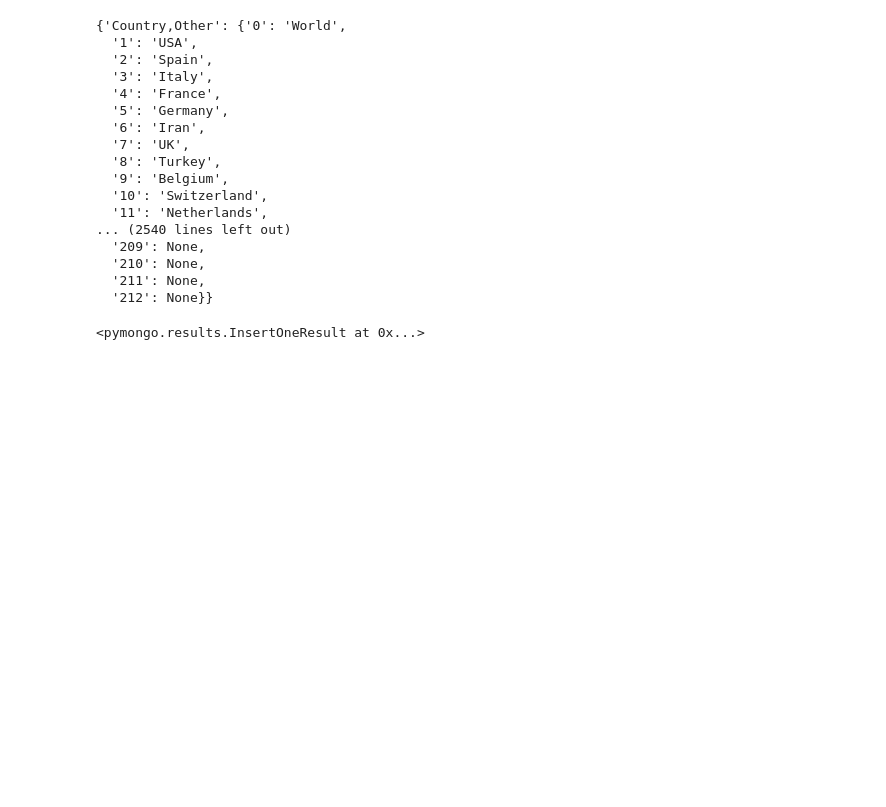
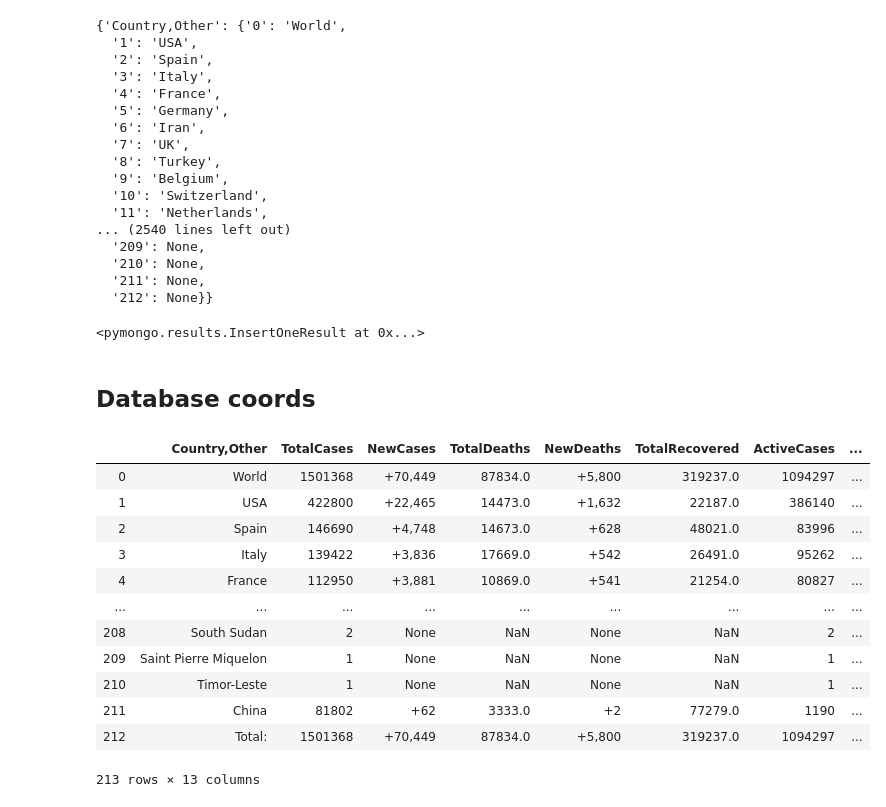
Before and after one commit to meppps/coronavirus-data, a Jupyter notebook: Scrape/ScrapingV3.ipynb, the cells around one changed output. Drawn from its saved outputs; the diff is of its cells as text; code cells hidden in the pictures; blank space fills up the shorter version.

Commit message:
coords in db

```diff
--- a/Scrape/ScrapingV3.ipynb
+++ b/Scrape/ScrapingV3.ipynb
@@ -135,3 +135,5 @@ countries_data
 collection.insert_one(countries_data)
 # %% [output]
 <pymongo.results.InsertOneResult at 0x...>
+# %% [markdown]
+## Database coords
@@ -137,0 +144,18 @@ collection.insert_one(countries_data)
+# %%
+data = pd.read_json('countries.json')
+# %%
+data
+# %% [output]
+|  | Country,Other | TotalCases | NewCases | TotalDeaths | NewDeaths | TotalRecovered | ActiveCases | ... |
+| 0 | World | 1501368 | +70,449 | 87834.0 | +5,800 | 319237.0 | 1094297 | ... |
+| 1 | USA | 422800 | +22,465 | 14473.0 | +1,632 | 22187.0 | 386140 | ... |
+| 2 | Spain | 146690 | +4,748 | 14673.0 | +628 | 48021.0 | 83996 | ... |
+| 3 | Italy | 139422 | +3,836 | 17669.0 | +542 | 26491.0 | 95262 | ... |
+| 4 | France | 112950 | +3,881 | 10869.0 | +541 | 21254.0 | 80827 | ... |
+| ... | ... | ... | ... | ... | ... | ... | ... | ... |
+| 208 | South Sudan | 2 | None | NaN | None | NaN | 2 | ... |
+| 209 | Saint Pierre Miquelon | 1 | None | NaN | None | NaN | 1 | ... |
+| 210 | Timor-Leste | 1 | None | NaN | None | NaN | 1 | ... |
+| 211 | China | 81802 | +62 | 3333.0 | +2 | 77279.0 | 1190 | ... |
+| 212 | Total: | 1501368 | +70,449 | 87834.0 | +5,800 | 319237.0 | 1094297 | ... |
+213 rows × 13 columns
```
Also changed, not shown: parts of 10 cells of this notebook, 1 other file.
